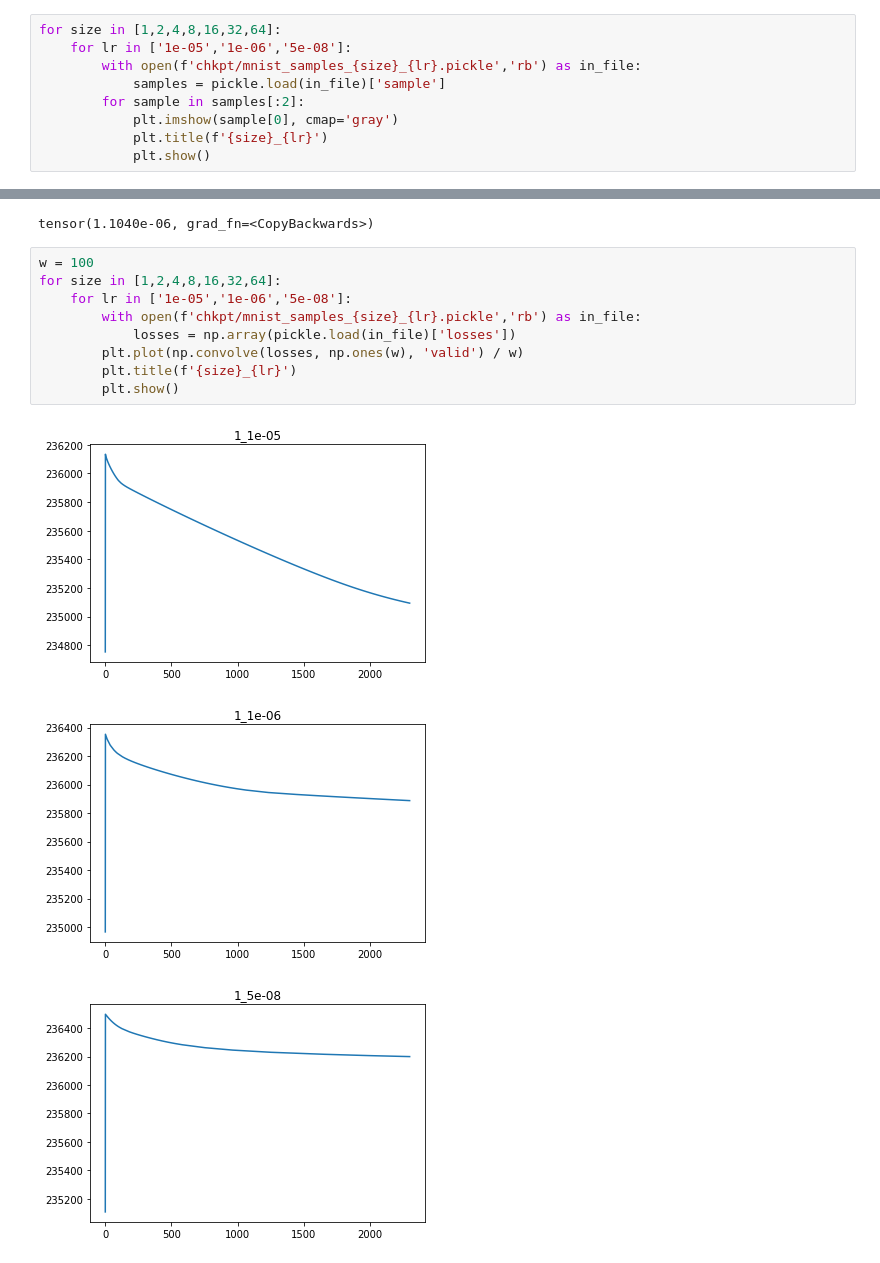
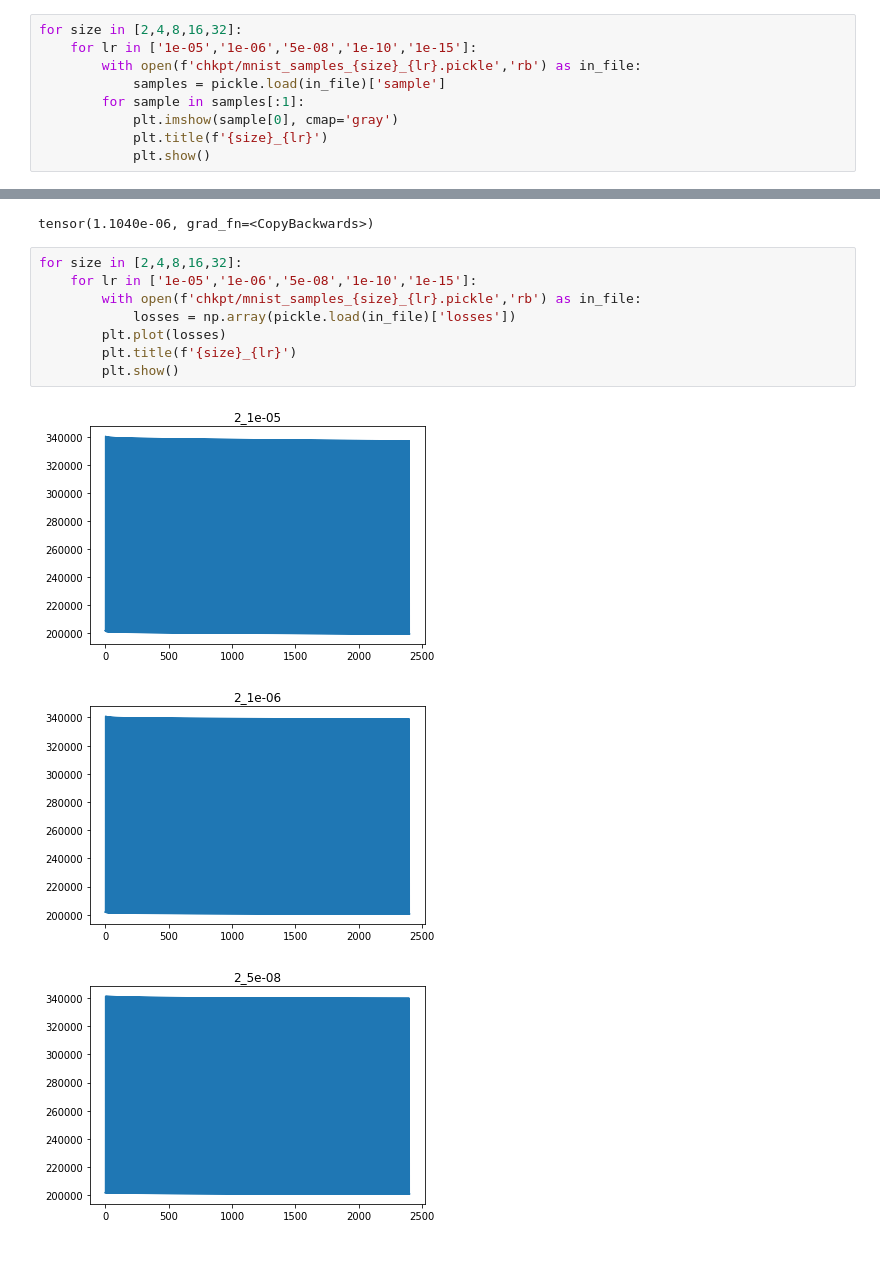
Before and after one commit to EthanMWalker/flow, a Jupyter notebook: vis.ipynb, the cells around one changed output, grey strips where cells are left out. Saved outputs shown, nothing was run; the diff lists cells and outputs as text.

```diff
--- a/vis.ipynb
+++ b/vis.ipynb
@@ -4,11 +4,11 @@ import pickle
 import numpy as np
 import matplotlib.pyplot as plt
 # %%
-for size in [1,2,4,8,16,32,64]:
-    for lr in ['1e-05','1e-06','5e-08']:
+for size in [2,4,8,16,32]:
+    for lr in ['1e-05','1e-06','5e-08','1e-10','1e-15']:
         with open(f'chkpt/mnist_samples_{size}_{lr}.pickle','rb') as in_file:
             samples = pickle.load(in_file)['sample']
-        for sample in samples[:2]:
+        for sample in samples[:1]:
             plt.imshow(sample[0], cmap='gray')
             plt.title(f'{size}_{lr}')
             plt.show()
@@ -42,15 +42,14 @@ torch.norm(x - F.g(y, mask))
 # %% [output]
 tensor(1.1040e-06, grad_fn=<CopyBackwards>)
 # %%
-w = 100
-for size in [1,2,4,8,16,32,64]:
-    for lr in ['1e-05','1e-06','5e-08']:
+for size in [2,4,8,16,32]:
+    for lr in ['1e-05','1e-06','5e-08','1e-10','1e-15']:
         with open(f'chkpt/mnist_samples_{size}_{lr}.pickle','rb') as in_file:
             losses = np.array(pickle.load(in_file)['losses'])
-        plt.plot(np.convolve(losses, np.ones(w), 'valid') / w)
+        plt.plot(losses)
         plt.title(f'{size}_{lr}')
         plt.show()
 # %% [output]
-[figure, old version]
+[figure, new version]
-[figure, old version]
+[figure, new version]
-[figure, old version]
+[figure, new version]
```
Also changed, not shown: parts of 4 cells of this notebook, 4 other files.
